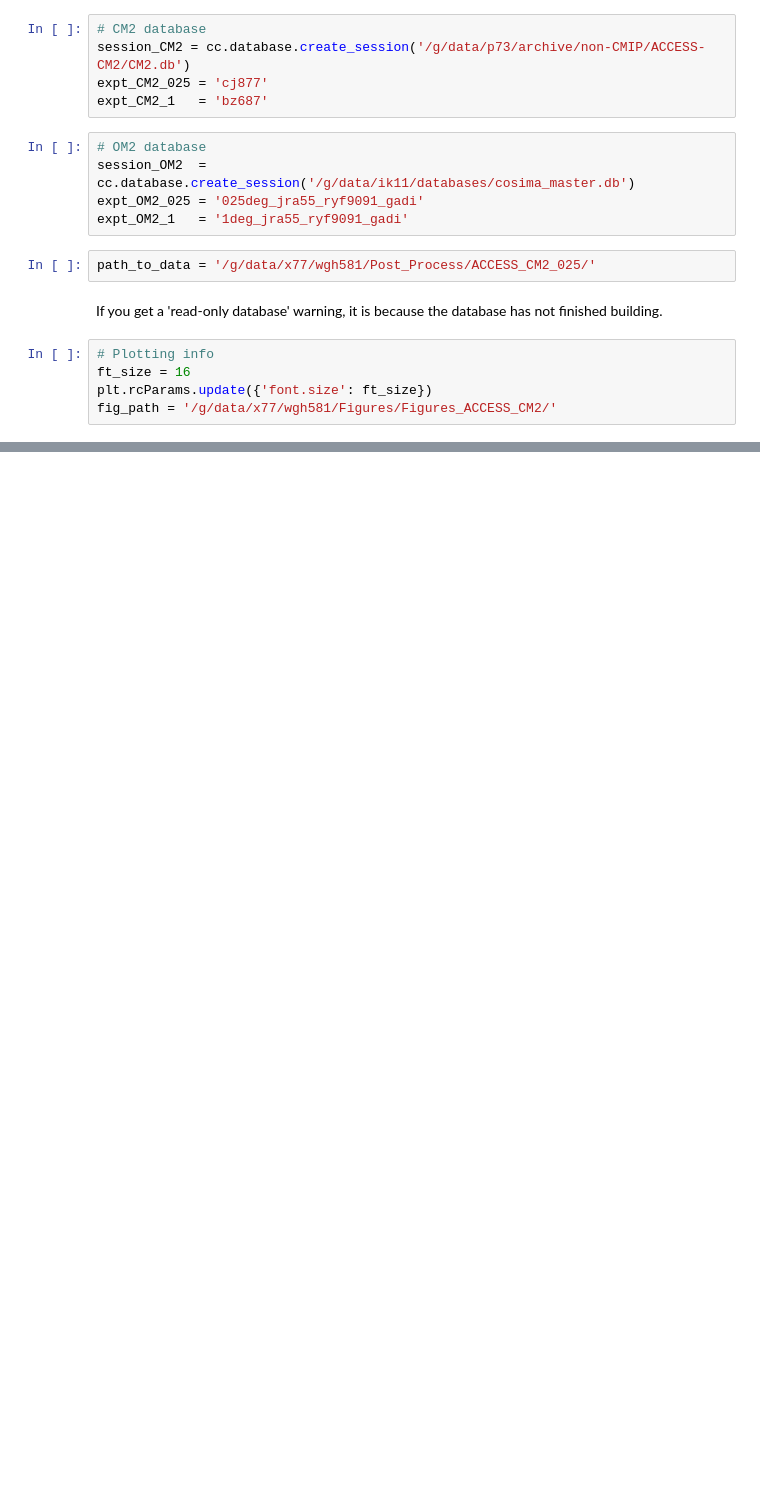
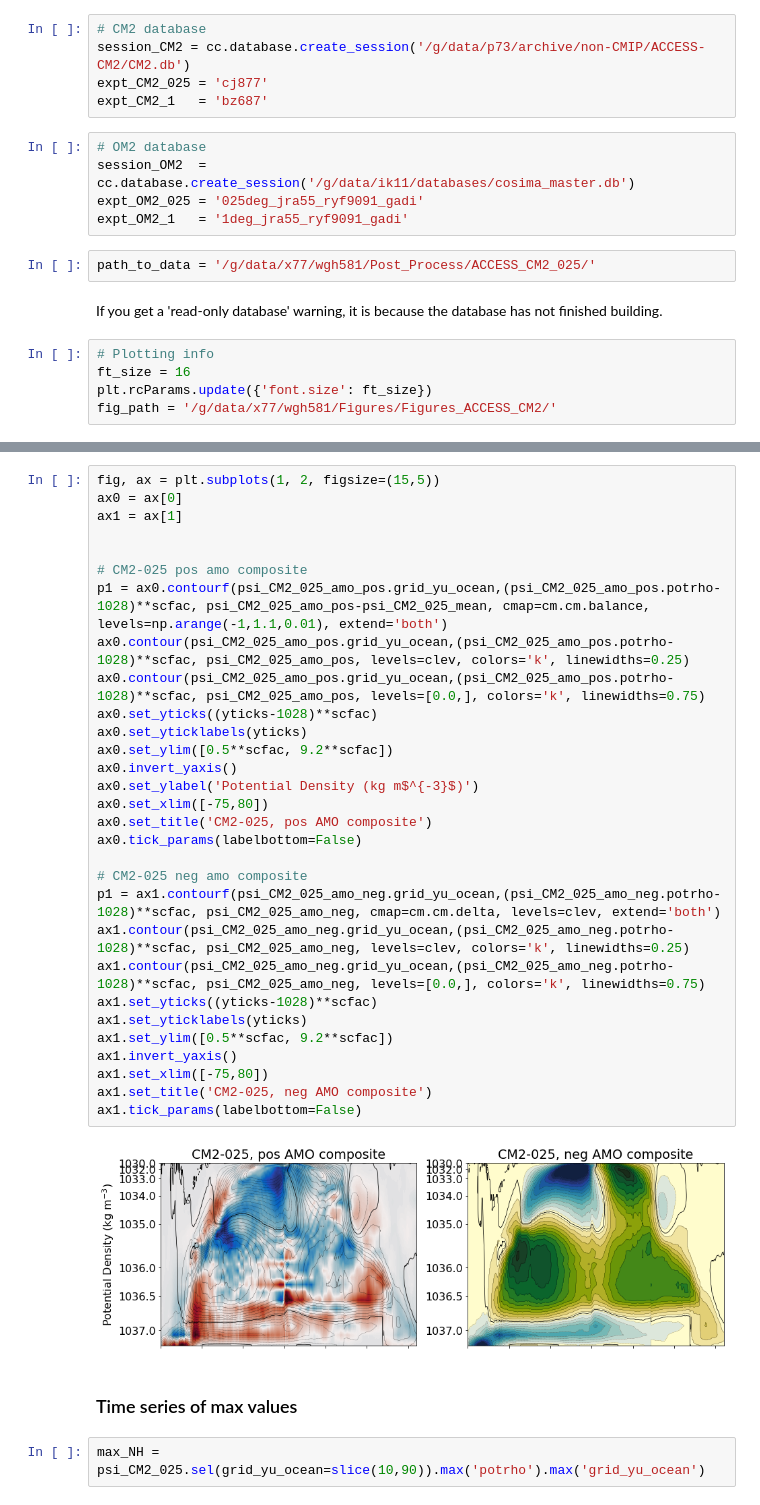
Before and after one commit to wghuneke/ACCESS-CM2-025_Analysis, a Jupyter notebook: notebooks/Plot_overturning.ipynb, the cells around one changed output, grey strips where cells are left out. Drawn from its saved outputs; the diff is of its cells as text; blank space fills up the shorter version.

```diff
--- a/notebooks/Plot_overturning.ipynb
+++ b/notebooks/Plot_overturning.ipynb
@@ -143,0 +191,36 @@ GM is True
+# %%
+fig, ax = plt.subplots(1, 2, figsize=(15,5))
+ax0 = ax[0]
+ax1 = ax[1]
+
+
+# CM2-025 pos amo composite
+p1 = ax0.contourf(psi_CM2_025_amo_pos.grid_yu_ocean,(psi_CM2_025_amo_pos.potrho-1028)**scfac, psi_CM2_025_amo_pos-psi_CM2_025_mean, cmap=cm.cm.balance, levels=np.arange(-1,1.1,0.01), extend='both')
+ax0.contour(psi_CM2_025_amo_pos.grid_yu_ocean,(psi_CM2_025_amo_pos.potrho-1028)**scfac, psi_CM2_025_amo_pos, levels=clev, colors='k', linewidths=0.25)
+ax0.contour(psi_CM2_025_amo_pos.grid_yu_ocean,(psi_CM2_025_amo_pos.potrho-1028)**scfac, psi_CM2_025_amo_pos, levels=[0.0,], colors='k', linewidths=0.75)
+ax0.set_yticks((yticks-1028)**scfac)
+ax0.set_yticklabels(yticks)
+ax0.set_ylim([0.5**scfac, 9.2**scfac])
+ax0.invert_yaxis()
+ax0.set_ylabel('Potential Density (kg m$^{-3}$)')
+ax0.set_xlim([-75,80])
+ax0.set_title('CM2-025, pos AMO composite')
+ax0.tick_params(labelbottom=False)
+
+# CM2-025 neg amo composite
+p1 = ax1.contourf(psi_CM2_025_amo_neg.grid_yu_ocean,(psi_CM2_025_amo_neg.potrho-1028)**scfac, psi_CM2_025_amo_neg, cmap=cm.cm.delta, levels=clev, extend='both')
+ax1.contour(psi_CM2_025_amo_neg.grid_yu_ocean,(psi_CM2_025_amo_neg.potrho-1028)**scfac, psi_CM2_025_amo_neg, levels=clev, colors='k', linewidths=0.25)
+ax1.contour(psi_CM2_025_amo_neg.grid_yu_ocean,(psi_CM2_025_amo_neg.potrho-1028)**scfac, psi_CM2_025_amo_neg, levels=[0.0,], colors='k', linewidths=0.75)
+ax1.set_yticks((yticks-1028)**scfac)
+ax1.set_yticklabels(yticks)
+ax1.set_ylim([0.5**scfac, 9.2**scfac])
+ax1.invert_yaxis()
+ax1.set_xlim([-75,80])
+ax1.set_title('CM2-025, neg AMO composite')
+ax1.tick_params(labelbottom=False)
+# %% [output]
+[figure, added]
+# %% [markdown]
+### Time series of max values
+# %%
+max_NH = psi_CM2_025.sel(grid_yu_ocean=slice(10,90)).max('potrho').max('grid_yu_ocean')
```
Also changed, not shown: parts of 18 cells of this notebook, 6 other files.
